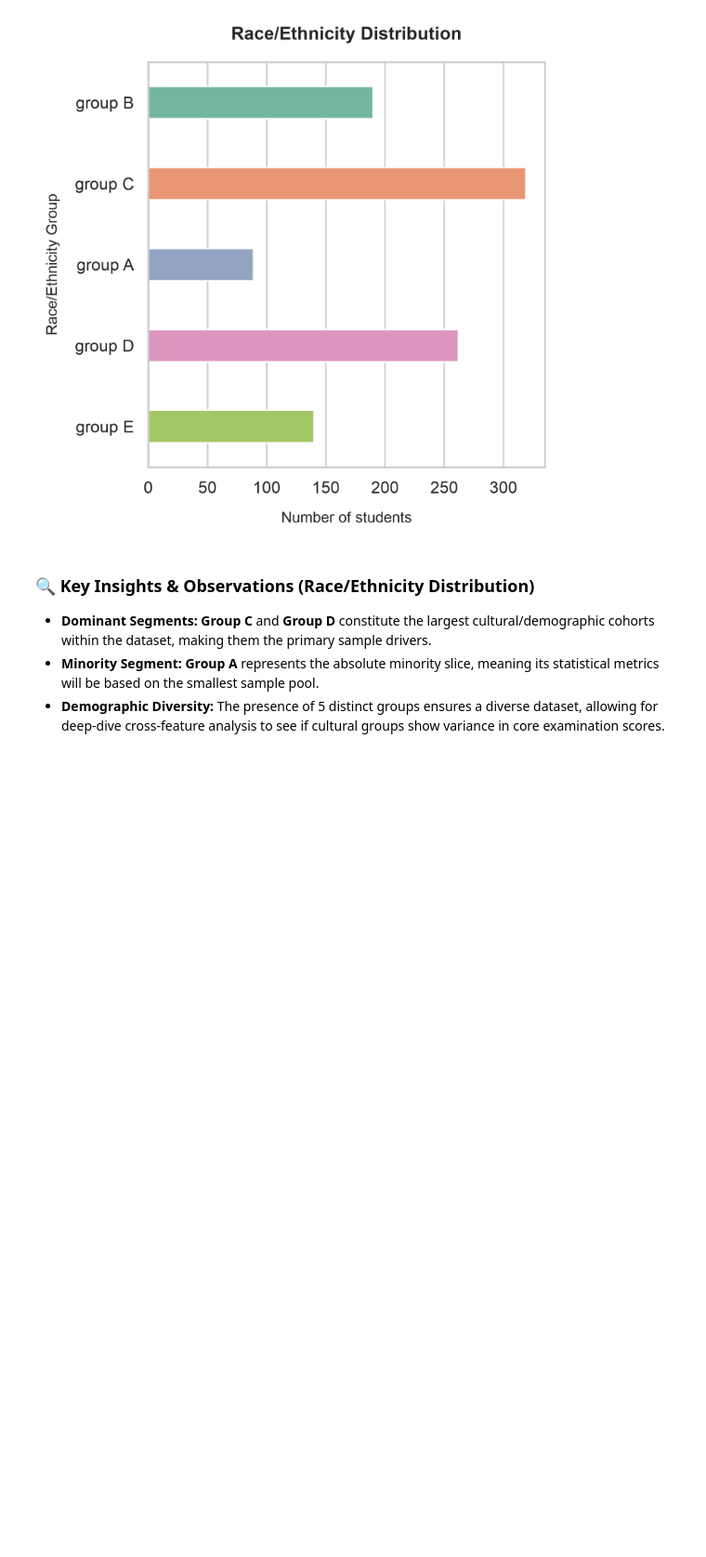
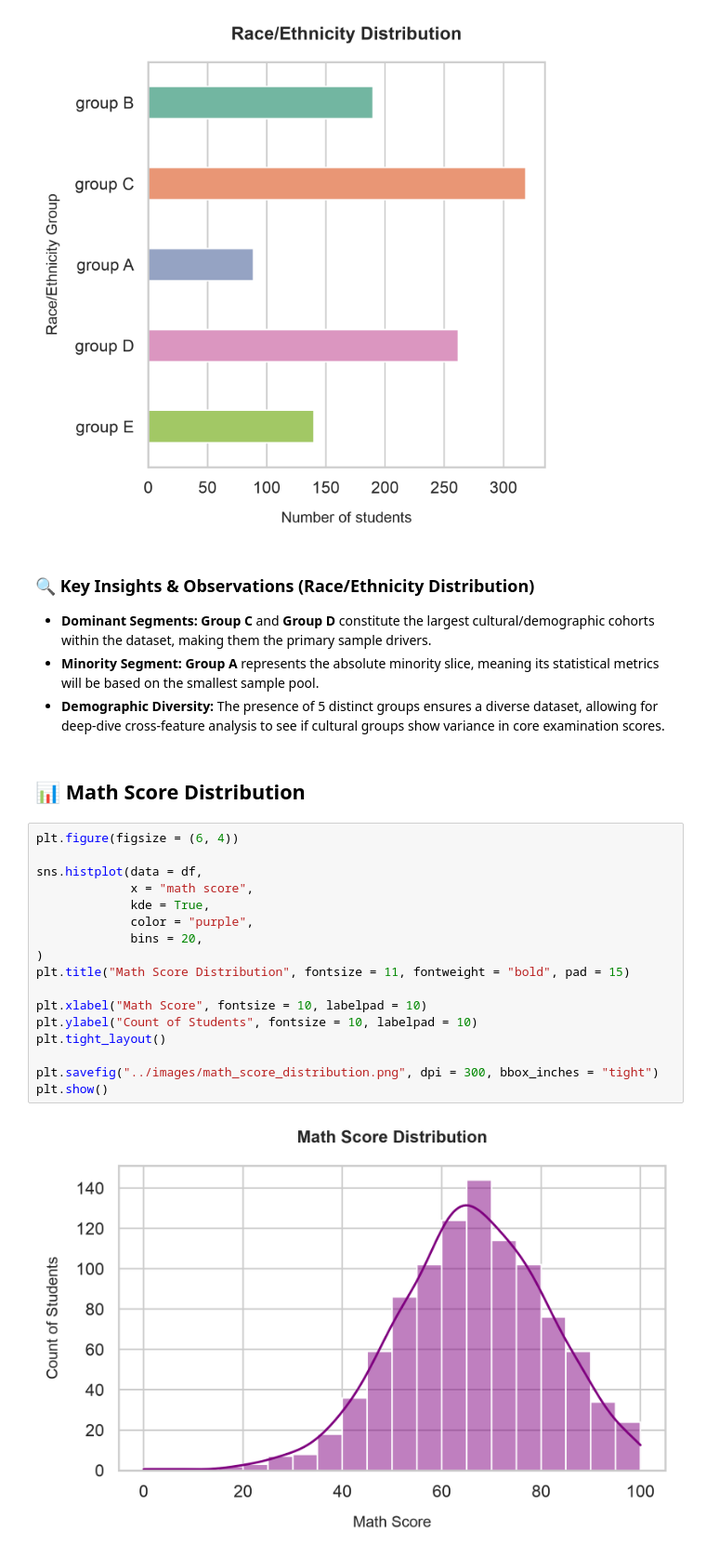
Before and after one commit to Pratyush-Guleria/data-analysis-projects, a Jupyter notebook: project-01-student-performance-analysis/notebooks/01_eda.ipynb, the cells around one changed output. Shown at 93% size. Saved outputs shown, nothing was run; the diff lists cells and outputs as text; blank space fills up the shorter version.

Commit message:
Analysis on math score

```diff
--- a/project-01-student-performance-analysis/notebooks/01_eda.ipynb
+++ b/project-01-student-performance-analysis/notebooks/01_eda.ipynb
@@ -219,3 +219,24 @@ plt.show()
 * **Dominant Segments:** **Group C** and **Group D** constitute the largest cultural/demographic cohorts within the dataset, making them the primary sample drivers.
 * **Minority Segment:** **Group A** represents the absolute minority slice, meaning its statistical metrics will be based on the smallest sample pool.
 * **Demographic Diversity:** The presence of 5 distinct groups ensures a diverse dataset, allowing for deep-dive cross-feature analysis to see if cultural groups show variance in core examination scores.
+# %% [markdown]
+## 📊 Math Score Distribution
+# %%
+plt.figure(figsize = (6, 4))
+
+sns.histplot(data = df,
+             x = "math score",
+             kde = True,
+             color = "purple",
+             bins = 20,
+)
+plt.title("Math Score Distribution", fontsize = 11, fontweight = "bold", pad = 15)
+
+plt.xlabel("Math Score", fontsize = 10, labelpad = 10)
+plt.ylabel("Count of Students", fontsize = 10, labelpad = 10)
+plt.tight_layout()
+
+plt.savefig("../images/math_score_distribution.png", dpi = 300, bbox_inches = "tight")
+plt.show()
+# %% [output]
+[figure, added]
```
Also changed, not shown: parts of 1 cell of this notebook.
